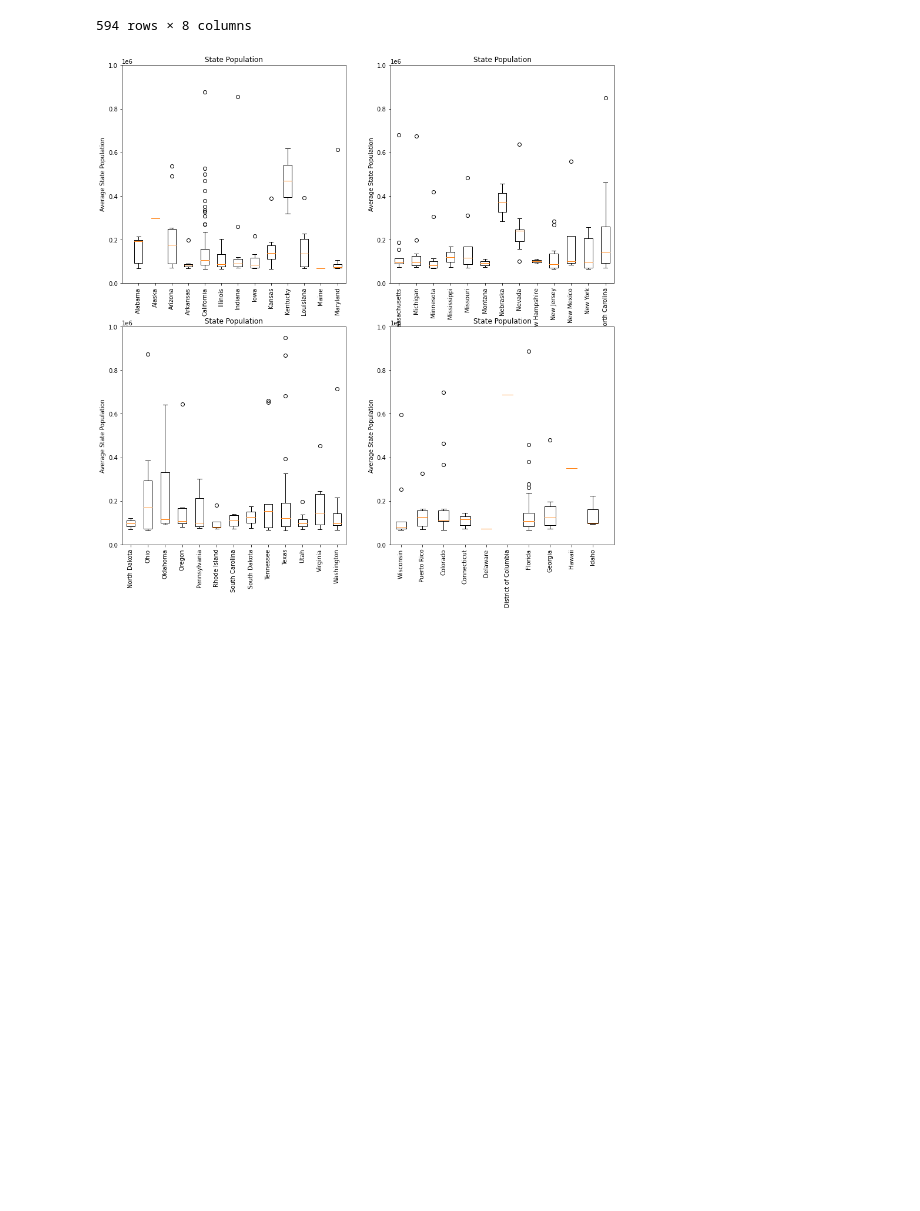
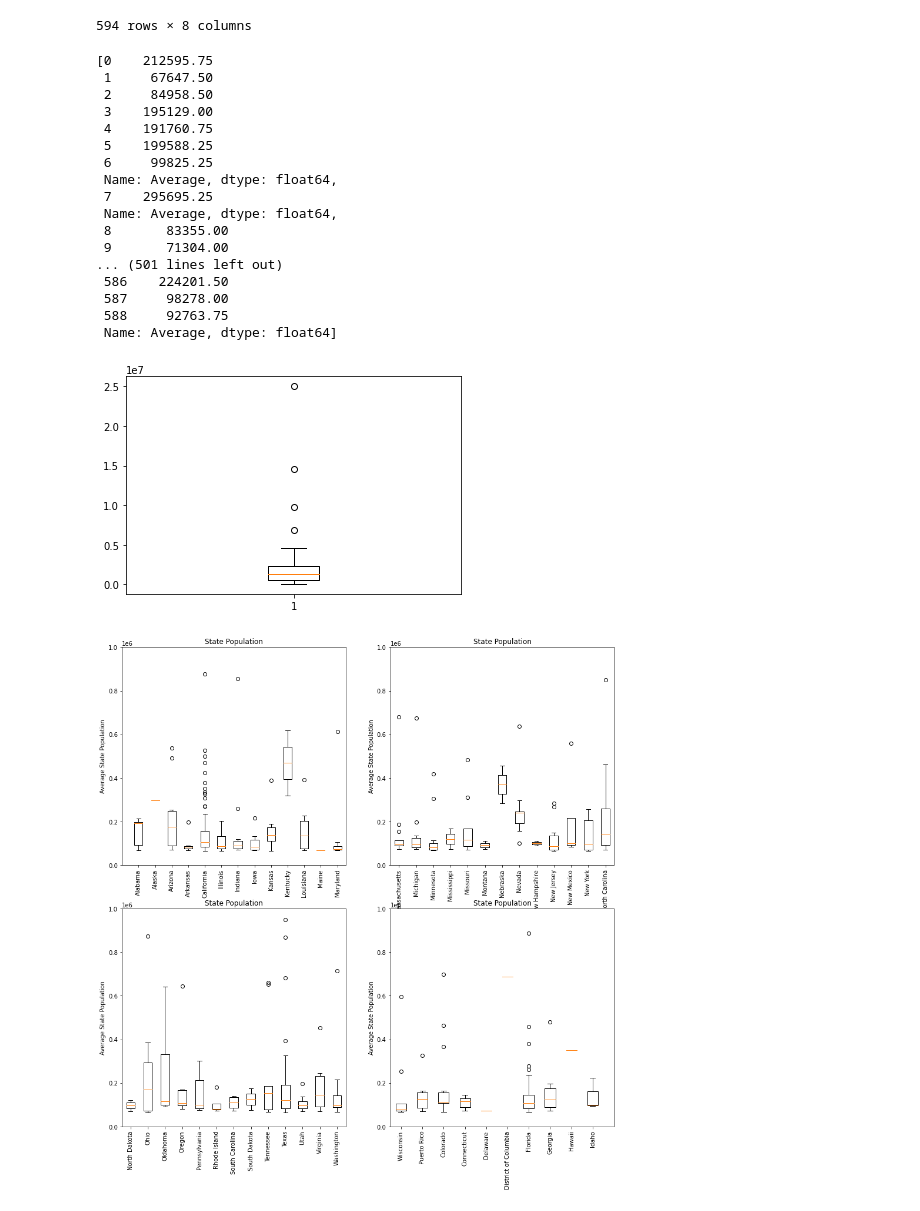
Before and after one commit to szerpa17/fatal-police-shootings, a Jupyter notebook: DataExploration.ipynb, the cells around one changed output. Saved outputs shown, nothing was run; the diff lists cells and outputs as text; code cells hidden in the pictures; blank space fills up the shorter version.

```diff
--- a/DataExploration.ipynb
+++ b/DataExploration.ipynb
@@ -201,6 +201,42 @@ state_pop_data = []
 for state in state_list:
     state_series = clean_df.loc[clean_df["state"] == state, 'Average']
     state_pop_data.append(state_series)
+# %%
+state_group = clean_df.groupby('state').sum().Average
+
+quartiles = state_group.quantile([.25, .5, .75])
+
+lowerq = quartiles[0.25]
+upperq = quartiles[0.75]
+iqr = upperq-lowerq
+
+lower_bound = lowerq - (1.5*iqr)
+upper_bound = upperq + (1.5*iqr)
+
+# state_q_df = pd.DataFrame()
+
+state_group.loc[(state_group<lower_bound) & (state_group>upper_bound)]
+
+plt.boxplot(state_group)
+# %% [output]
+[0    212595.75
+ 1     67647.50
+ 2     84958.50
+ 3    195129.00
+ 4    191760.75
+ 5    199588.25
+ 6     99825.25
+ Name: Average, dtype: float64,
+ 7    295695.25
+ Name: Average, dtype: float64,
+ 8       83355.00
+ 9       71304.00
+... (501 lines left out)
+ 586    224201.50
+ 587     98278.00
+ 588     92763.75
+ Name: Average, dtype: float64]
+[figure, added]
 # %%
 # Zoomed Multiplot View - Partially Removing Outliers
 fig, axs = plt.subplots(2,2, figsize=(15,15))
```
Also changed, not shown: 2 other files.
